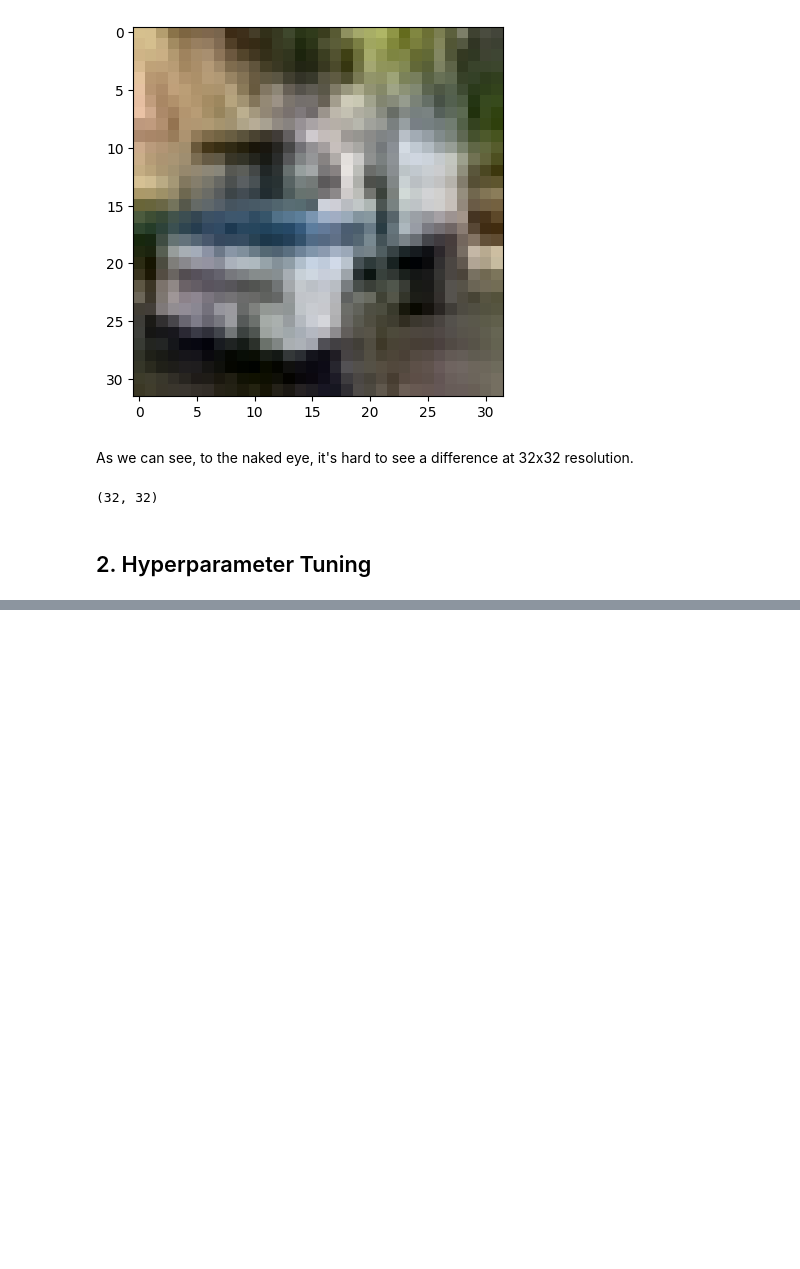
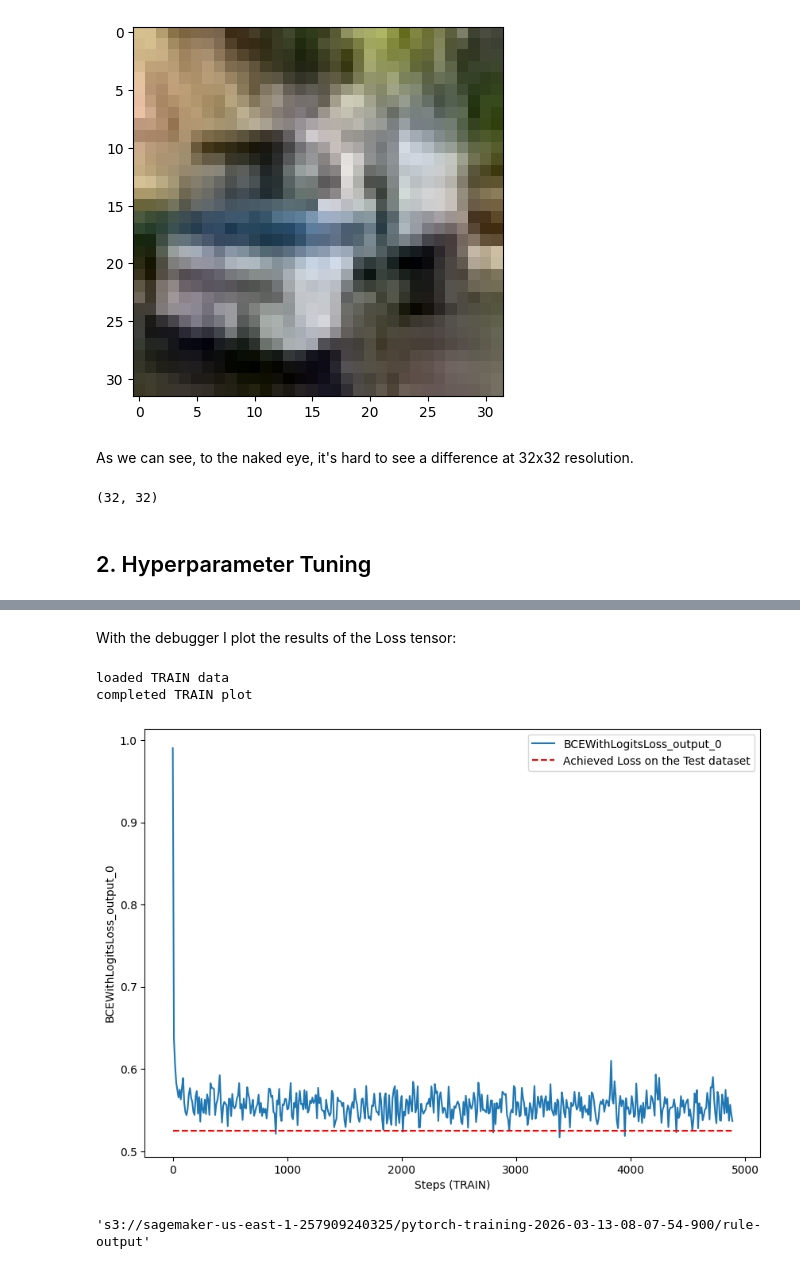
Before and after one commit to es2812/detecting_synthetic_images_aws_sagemaker, a Jupyter notebook: src/train_and_deploy.ipynb, the cells around one changed output, grey strips where cells are left out. Saved outputs shown, nothing was run; the diff lists cells and outputs as text; code cells hidden in the pictures; blank space fills up the shorter version.

Commit message:
Phase 1 of project complete: training and deployment of endpoint

```diff
--- a/src/train_and_deploy.ipynb
+++ b/src/train_and_deploy.ipynb
@@ -52,0 +232,3 @@ img.size
+# %%
+tuner = HyperparameterTuner.attach("pytorch-training-260312-1304")
+best_estimator = tuner.best_estimator()
@@ -52,0 +324,2 @@ img.size
+# %%
+estimator.fit(inputs=inputs, wait=False)
@@ -52,0 +363,7 @@ img.size
+# %%
+from smdebug.trials import create_trial
+from smdebug.core.modes import ModeKeys
+
+trial = create_trial(estimator.latest_job_debugger_artifacts_path())
+
+trial.tensor_names()
@@ -52,0 +390,39 @@ img.size
+# %% [markdown]
+With the debugger I plot the results of the Loss tensor:
+# %%
+def get_data(trial, tname, mode):
+    tensor = trial.tensor(tname)
+    steps = tensor.steps(mode=mode)
+    vals = []
+    for s in steps:
+        vals.append(tensor.value(s, mode=mode))
+    return steps, vals
+
+import matplotlib.pyplot as plt
+from mpl_toolkits.axes_grid1 import host_subplot
+
+def plot_tensor(trial, tensor_name):
+
+    steps_train, vals_train = get_data(trial, tensor_name, mode=ModeKeys.TRAIN)
+    print("loaded TRAIN data")
+    fig = plt.figure(figsize=(10, 7))
+    host = host_subplot(111)
+
+    host.set_xlabel("Steps (TRAIN)")
+    host.set_ylabel(tensor_name)
+
+    (p1,) = host.plot(steps_train, vals_train, label=tensor_name)
+    print("completed TRAIN plot")
+    plt.hlines(0.5252607125282288, color='red', linestyles='dashed', label='Achieved Loss on the Test dataset', xmin=0, xmax=max(steps_train))
+
+    leg = plt.legend()
+
+    plt.ylabel(tensor_name)
+
+    plt.show()
+# %%
+plot_tensor(trial, "BCEWithLogitsLoss_output_0")
+# %% [output]
+loaded TRAIN data
+completed TRAIN plot
+[figure, added]
@@ -52,0 +431,4 @@ img.size
+# %%
+rule_output_path
+# %% [output]
+'s3://sagemaker-us-east-1-257909240325/pytorch-training-2026-03-13-08-07-54-900/rule-output'
```
Also changed, not shown: parts of 49 cells of this notebook, 13 other files.
